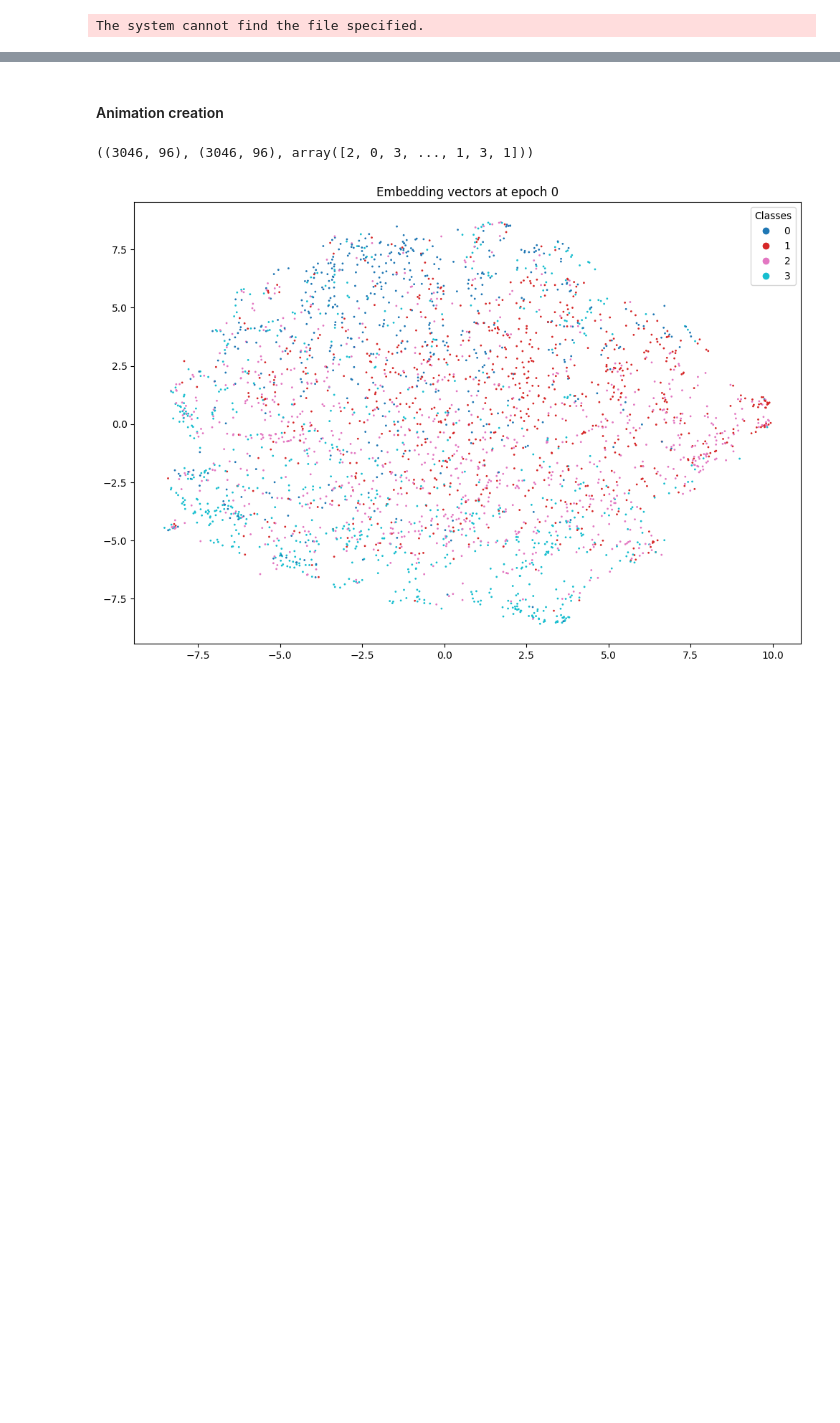
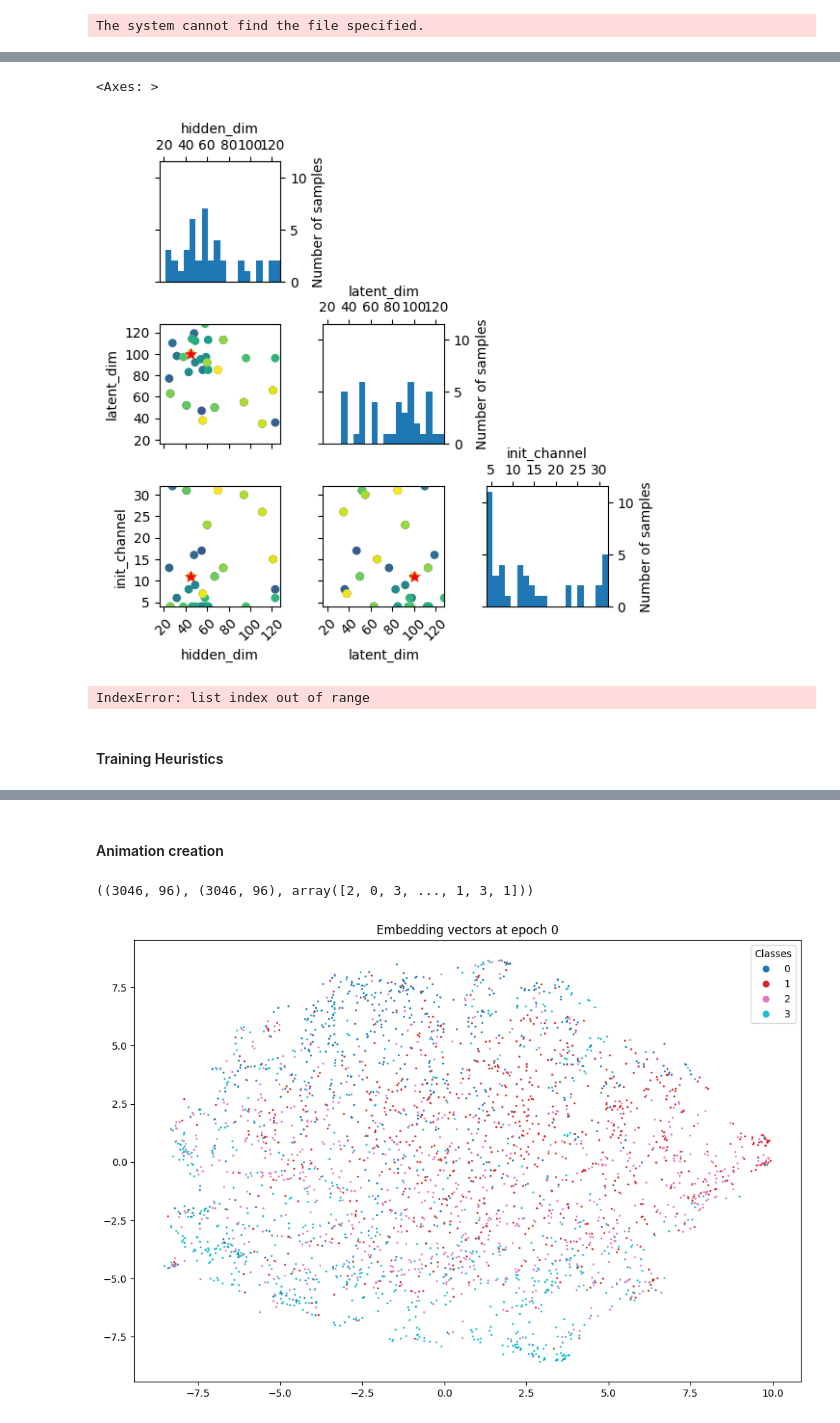
Before and after one commit to ericsallinger/msthesis, a Jupyter notebook: model_training/encoder_classification.ipynb, the cells around one changed output, grey strips where cells are left out. Drawn from its saved outputs; the diff is of its cells as text; code cells hidden in the pictures; blank space fills up the shorter version.

```diff
--- a/model_training/encoder_classification.ipynb
+++ b/model_training/encoder_classification.ipynb
@@ -316,0 +219,11 @@ The system cannot find the file specified.
+# %%
+skopt.plots.plot_evaluations(res)
+# %% [output]
+<Axes: >
+[figure, added]
+# %%
+skopt.plots.plot_objective_2D(res, dimension_identifier1='hidden_dim', dimension_identifier2='latent_dim')
+# %% [output]
+IndexError: list index out of range
+# %% [markdown]
+#### Training Heuristics
```
Also changed, not shown: parts of 16 cells of this notebook, 1 other file.
